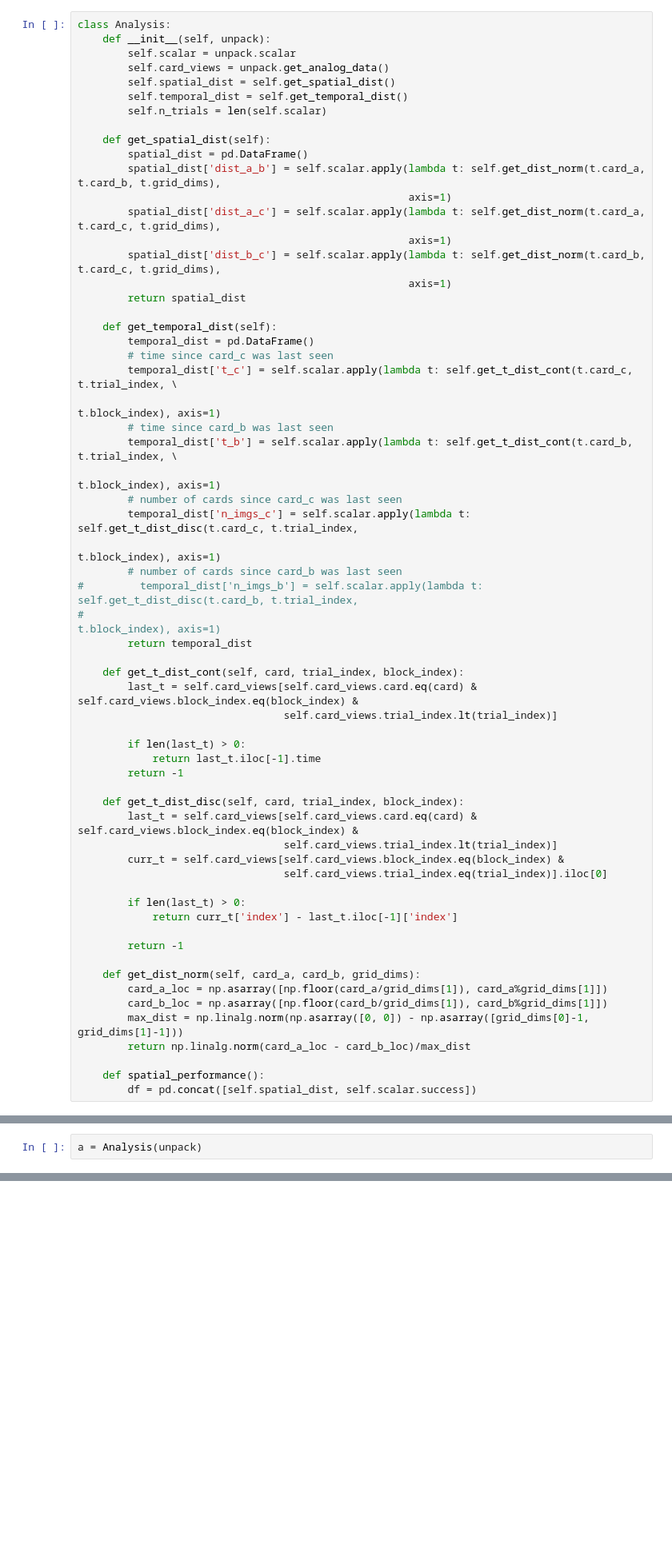
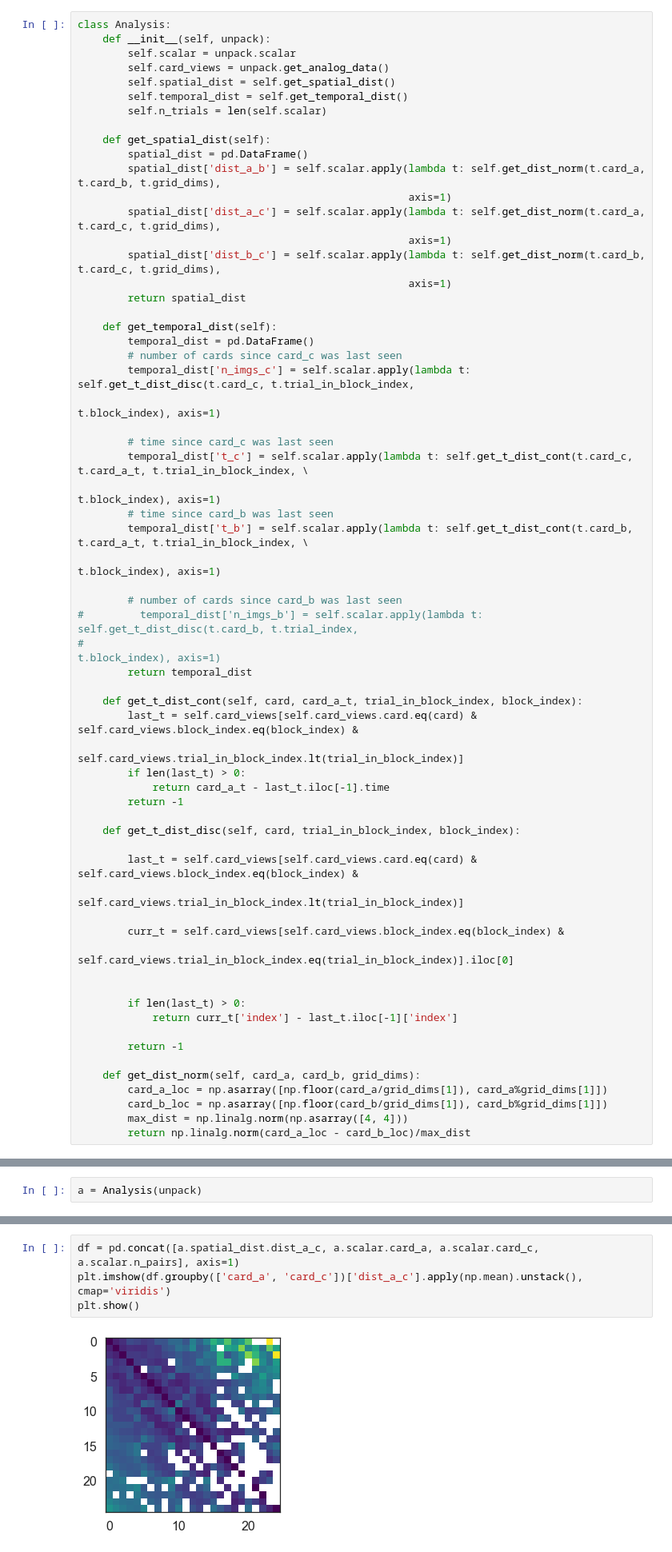
Before and after one commit to aidapiccato/concentration-game-mworks, a Jupyter notebook: unpack_data_ios.ipynb, the cells around one changed output, grey strips where cells are left out. Shown at 80% size. Drawn from its saved outputs; the diff is of its cells as text; blank space fills up the shorter version.

```diff
--- a/unpack_data_ios.ipynb
+++ b/unpack_data_ios.ipynb
@@ -171,33 +211,37 @@ class Analysis:
 
     def get_temporal_dist(self):
         temporal_dist = pd.DataFrame()
+        # number of cards since card_c was last seen
+        temporal_dist['n_imgs_c'] = self.scalar.apply(lambda t: self.get_t_dist_disc(t.card_c, t.trial_in_block_index,
+                                                                                    t.block_index), axis=1)
+
         # time since card_c was last seen
-        temporal_dist['t_c'] = self.scalar.apply(lambda t: self.get_t_dist_cont(t.card_c, t.trial_index, \
+        temporal_dist['t_c'] = self.scalar.apply(lambda t: self.get_t_dist_cont(t.card_c, t.card_a_t, t.trial_in_block_index, \
                                                                                 t.block_index), axis=1)
         # time since card_b was last seen
-        temporal_dist['t_b'] = self.scalar.apply(lambda t: self.get_t_dist_cont(t.card_b, t.trial_index, \
+        temporal_dist['t_b'] = self.scalar.apply(lambda t: self.get_t_dist_cont(t.card_b, t.card_a_t, t.trial_in_block_index, \
                                                                                 t.block_index), axis=1)
-        # number of cards since card_c was last seen
-        temporal_dist['n_imgs_c'] = self.scalar.apply(lambda t: self.get_t_dist_disc(t.card_c, t.trial_index,
-                                                                                    t.block_index), axis=1)
+
         # number of cards since card_b was last seen
 #         temporal_dist['n_imgs_b'] = self.scalar.apply(lambda t: self.get_t_dist_disc(t.card_b, t.trial_index,
 #                                                                                     t.block_index), axis=1)
         return temporal_dist
 
-    def get_t_dist_cont(self, card, trial_index, block_index):
+    def get_t_dist_cont(self, card, card_a_t, trial_in_block_index, block_index):
         last_t = self.card_views[self.card_views.card.eq(card) & self.card_views.block_index.eq(block_index) &
-                                 self.card_views.trial_index.lt(trial_index)]
-
+                                 self.card_views.trial_in_block_index.lt(trial_in_block_index)]
         if len(last_t) > 0:
-            return last_t.iloc[-1].time
+            return card_a_t - last_t.iloc[-1].time
         return -1
 
-    def get_t_dist_disc(self, card, trial_index, block_index):
+    def get_t_dist_disc(self, card, trial_in_block_index, block_index):
+
         last_t = self.card_views[self.card_views.card.eq(card) & self.card_views.block_index.eq(block_index) &
-                                 self.card_views.trial_index.lt(trial_index)]
+                                 self.card_views.trial_in_block_index.lt(trial_in_block_index)]
+
         curr_t = self.card_views[self.card_views.block_index.eq(block_index) &
-                                 self.card_views.trial_index.eq(trial_index)].iloc[0]
+                                 self.card_views.trial_in_block_index.eq(trial_in_block_index)].iloc[0]
+
 
         if len(last_t) > 0:
             return curr_t['index'] - last_t.iloc[-1]['index']
@@ -207,8 +251,5 @@ class Analysis:
     def get_dist_norm(self, card_a, card_b, grid_dims):
         card_a_loc = np.asarray([np.floor(card_a/grid_dims[1]), card_a%grid_dims[1]])
         card_b_loc = np.asarray([np.floor(card_b/grid_dims[1]), card_b%grid_dims[1]])
-        max_dist = np.linalg.norm(np.asarray([0, 0]) - np.asarray([grid_dims[0]-1, grid_dims[1]-1]))
+        max_dist = np.linalg.norm(np.asarray([4, 4]))
         return np.linalg.norm(card_a_loc - card_b_loc)/max_dist
-
-    def spatial_performance():
-        df = pd.concat([self.spatial_dist, self.scalar.success])
@@ -243,0 +265,6 @@ plt.errorbar(np.arange(15), df.groupby('n_imgs_c_bin')['success'].mean(), df.gro
+# %%
+df = pd.concat([a.spatial_dist.dist_a_c, a.scalar.card_a, a.scalar.card_c, a.scalar.n_pairs], axis=1)
+plt.imshow(df.groupby(['card_a', 'card_c'])['dist_a_c'].apply(np.mean).unstack(), cmap='viridis')
+plt.show()
+# %% [output]
+[figure, added]
```
Also changed, not shown: parts of 38 cells of this notebook, 3 other files.
